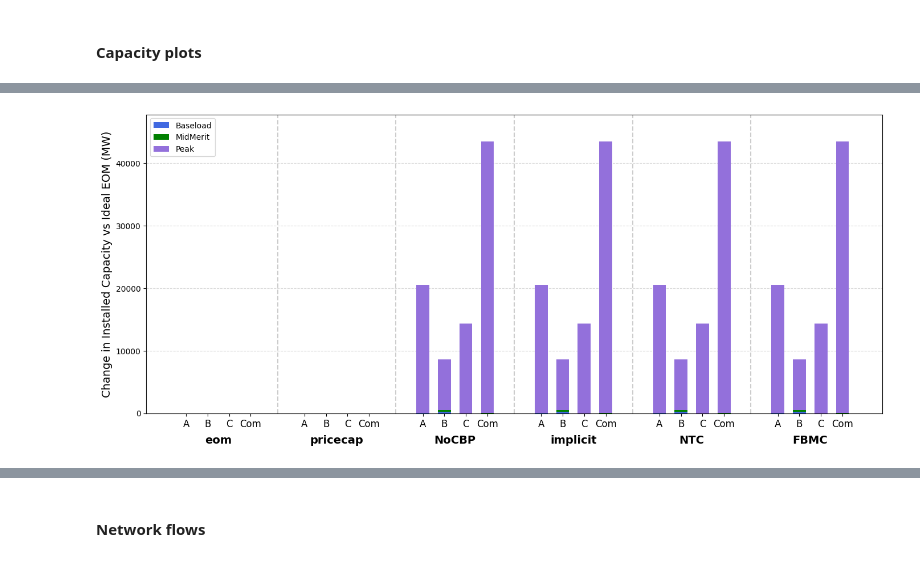
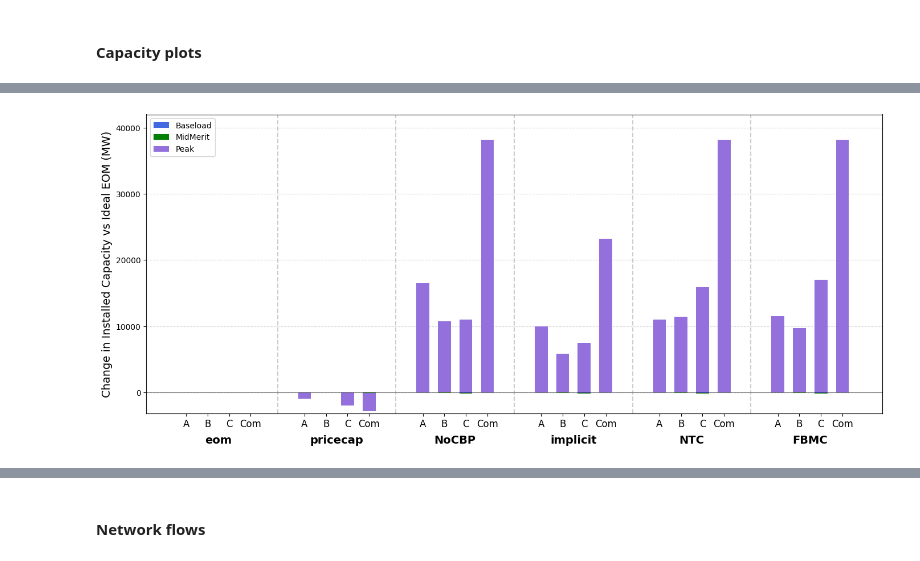
Before and after one commit to kamaladekola/cross_border-CM, a Jupyter notebook: analysis.ipynb, the cells around one changed output, grey strips where cells are left out. Saved outputs shown, nothing was run; the diff lists cells and outputs as text; code cells hidden in the pictures.

```diff
--- a/analysis.ipynb
+++ b/analysis.ipynb
@@ -255,9 +258,3 @@ plot_capacity_bars(capacity_data, "Installed Capacity (MW)")
-# %%
-# If you also want to plot capacity changes
-capacity_changes = extract_capacity_changes(capacity_data)
-plot_capacity_bars(capacity_changes,"Change in Installed Capacity vs Ideal EOM (MW)")
-# %% [output]
-[figure, removed]
 # %%
 def extract_planner_mcp_diffs(data: Dict[str, pd.DataFrame]) -> pd.DataFrame:
     zones = ["A", "B", "C"]
@@ -400,6 +397,12 @@ def plot_cap_bars(df: pd.DataFrame, ylabel: str, allow_negatives=True):
     plt.tight_layout()
     plt.subplots_adjust(bottom=0.1)  # Make room for design labels
     plt.show()
+# %%
+# plot capacity changes
+capacity_changes = extract_capacity_changes(capacity_data)
+plot_cap_bars(capacity_changes,"Change in Installed Capacity vs Ideal EOM (MW)")
+# %% [output]
+[figure, added]
 # %%
 # Extract differences between planner and MCP models
 planner_mcp_diffs = extract_planner_mcp_diffs(analysis_data)
```
Also changed, not shown: parts of 19 cells of this notebook, 56 other files.
